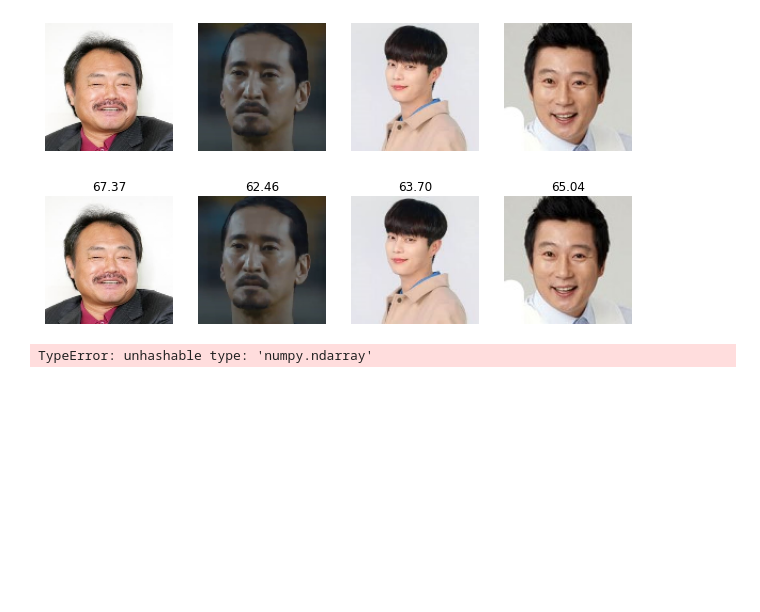
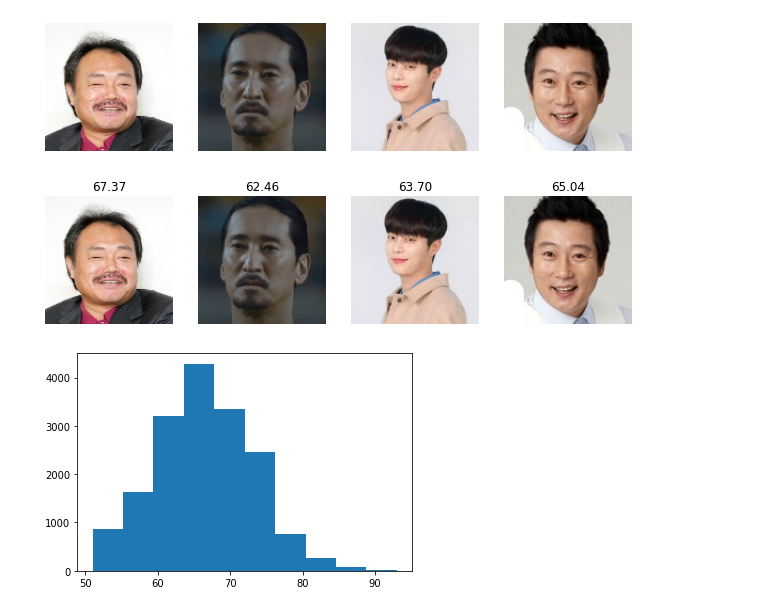
Before and after one commit to QKRM/physiognomy, a Jupyter notebook: first_version/train.ipynb, the cells around one changed output. Drawn from its saved outputs; the diff is of its cells as text; code cells hidden in the pictures; blank space fills up the shorter version.

```diff
--- a/first_version/train.ipynb
+++ b/first_version/train.ipynb
@@ -325,7 +325,9 @@ for i, img in enumerate(imgs_test_resized):
     plt.imshow(img.squeeze())
 # %% [output]
 [figure]
-# %%
-plt.plot(labels.head())
-# %% [output]
-TypeError: unhashable type: 'numpy.ndarray'
+# %%
+ovr = labels[1]
+plt.hist(ovr)
+plt.show()
+# %% [output]
+[figure, added]
```
Also changed, not shown: 1 other file.
